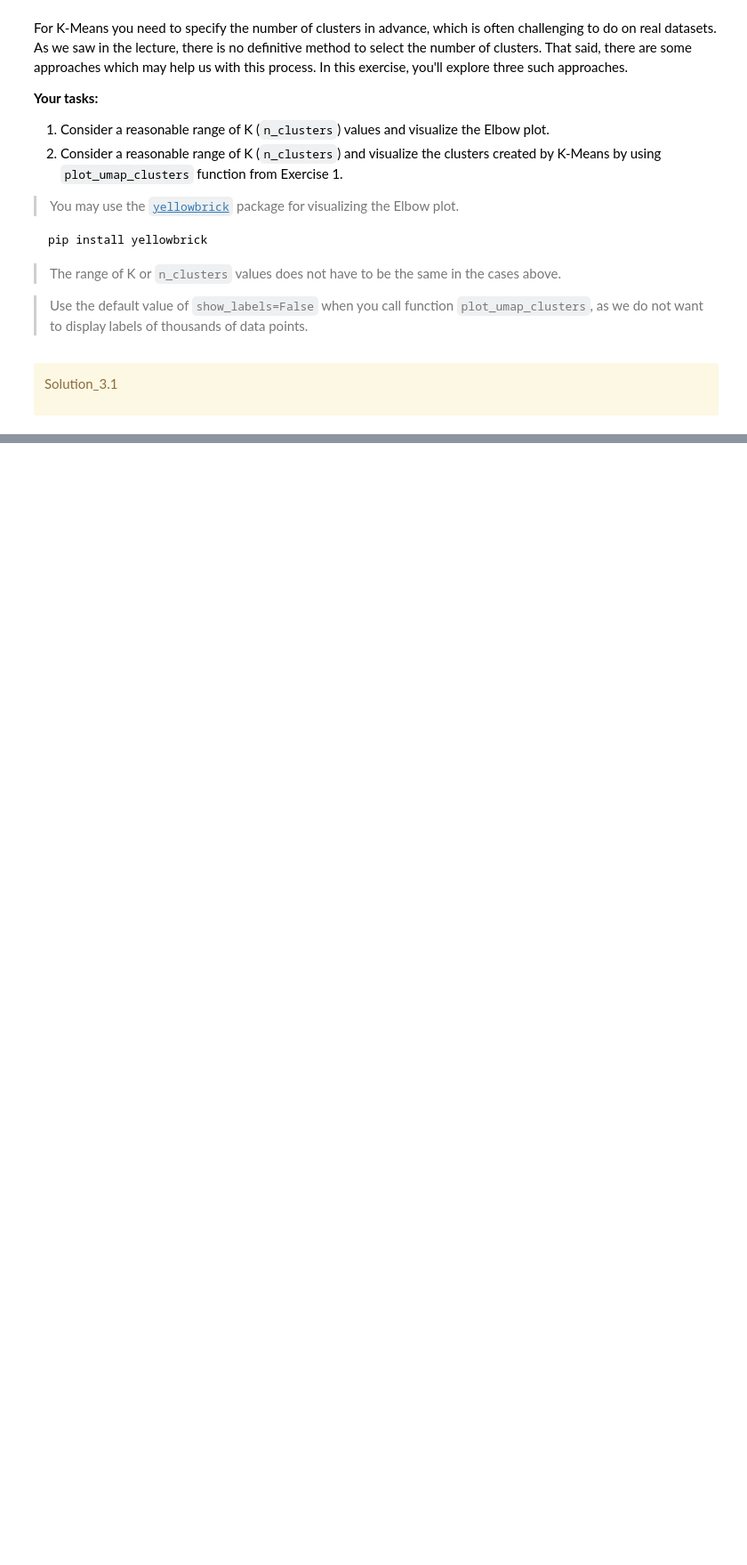
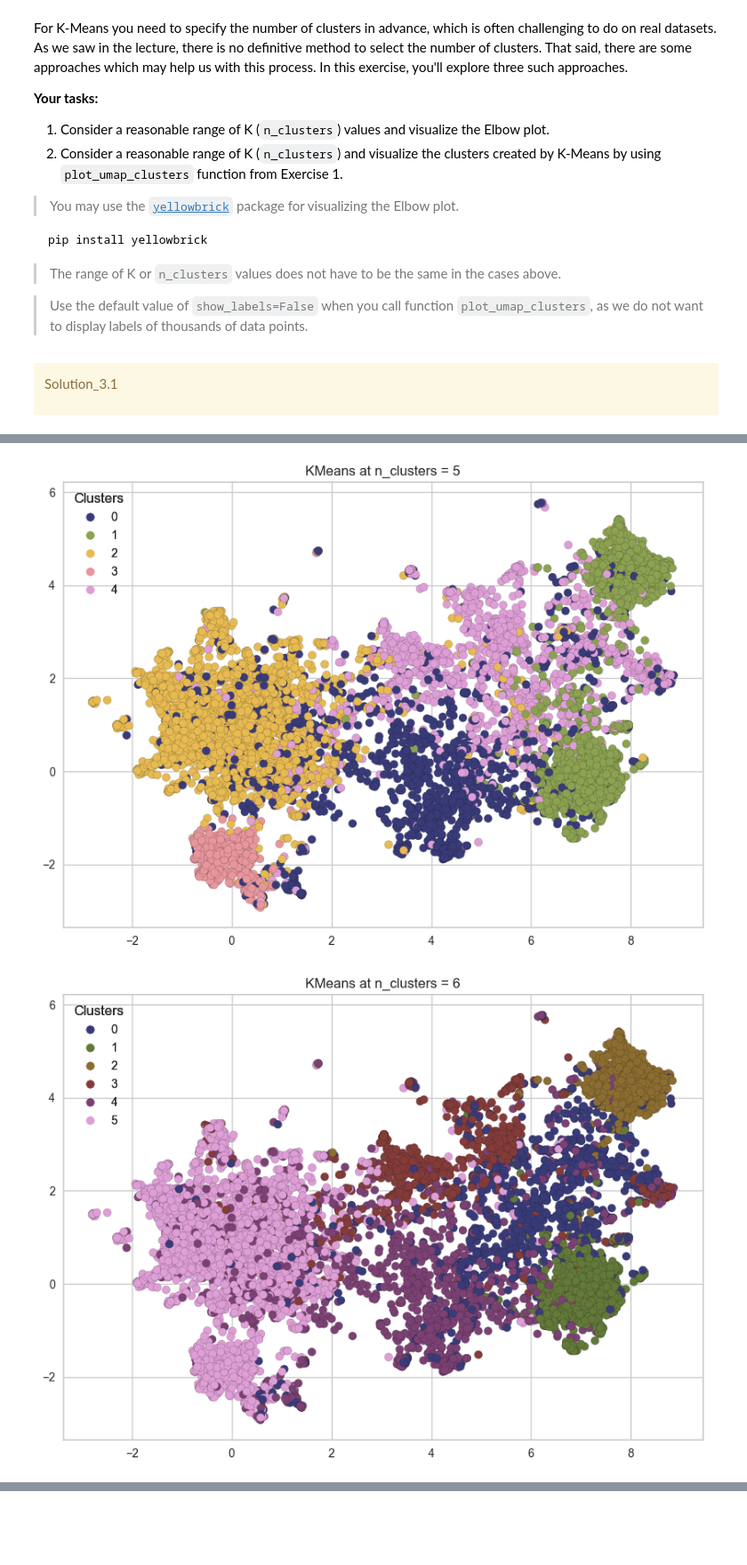
Before and after one commit to SteveIsnthere/cpsc330-2023W2, a Jupyter notebook: hw/hw6/hw6.ipynb, the cells around one changed output, grey strips where cells are left out. Shown at 89% size. Cells and saved outputs as stored; diff of their text form; code cells hidden in the pictures; blank space fills up the shorter version.

```diff
--- a/hw/hw6/hw6.ipynb
+++ b/hw/hw6/hw6.ipynb
@@ -605,0 +633,8 @@ Ellipsis
+# %%
+for n in range(5,9):
+    mod = KMeans(n_clusters=n) # KMeans object
+    mod.fit(embeddings)
+    plot_umap_clusters(embeddings, mod.labels_,title="KMeans at n_clusters = " + str(n),show_labels=False)
+# %% [output]
+[figure, added]
+[figure, added]
```
Also changed, not shown: parts of 22 cells of this notebook.
